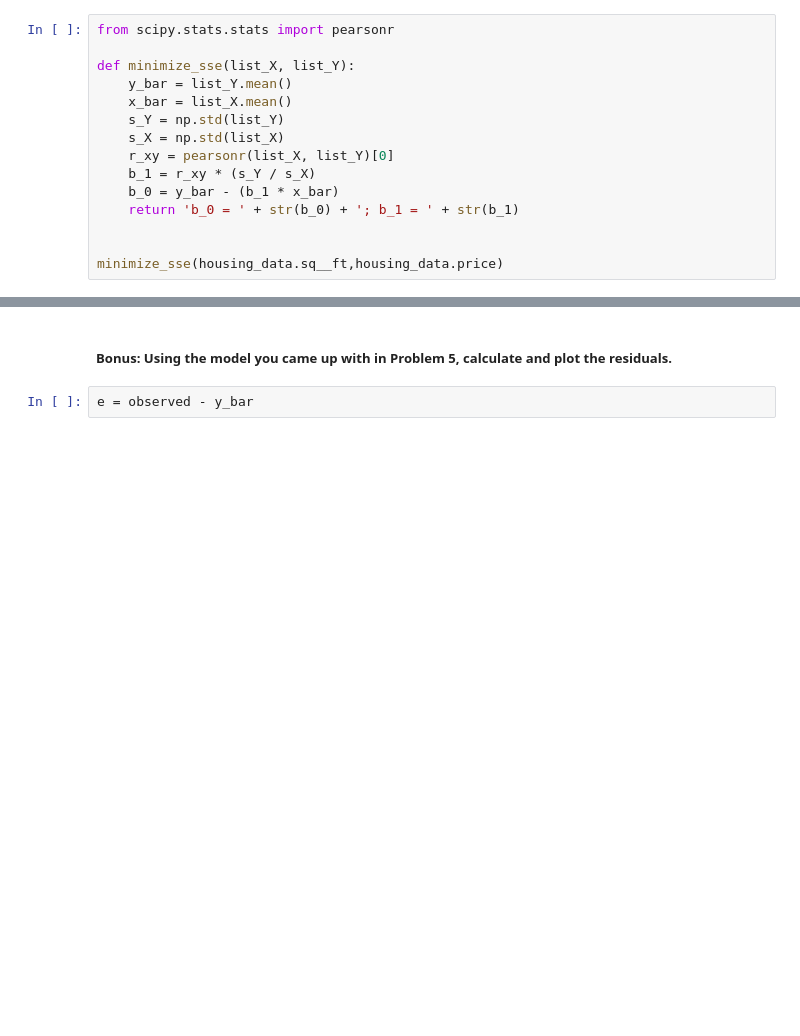
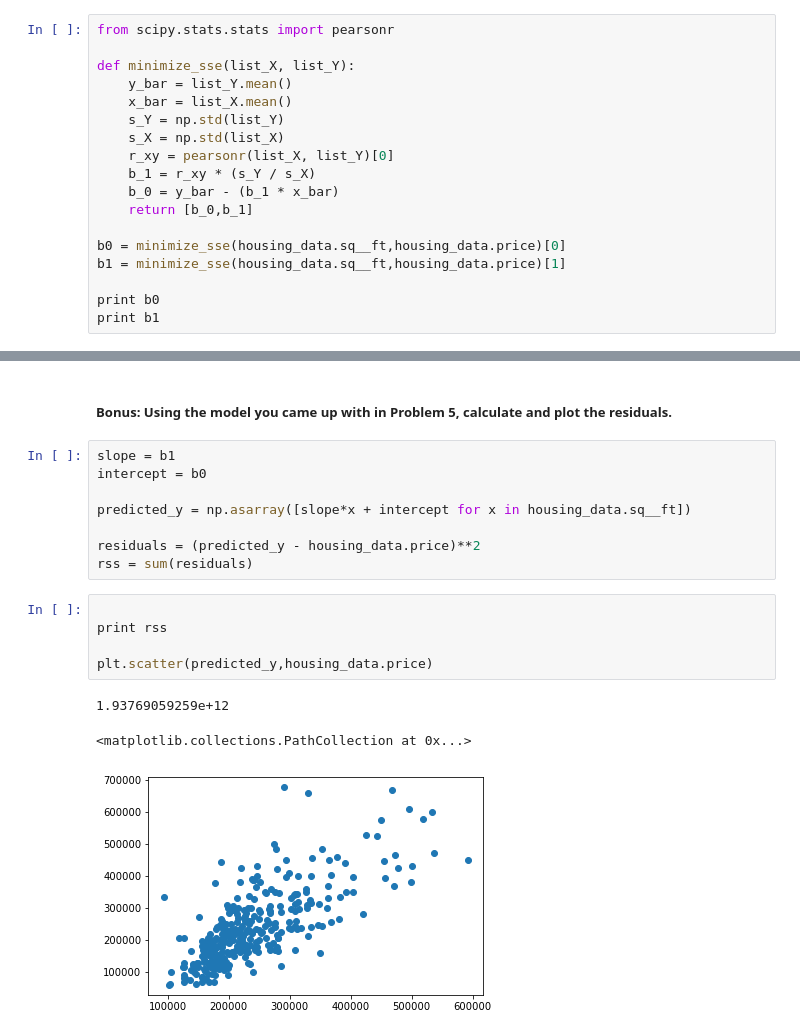
Before and after one commit to matthewbrems/old, a Jupyter notebook: curriculum/03-week/3.03-linear-regression-part-i-lab/3.03-starter-code-jdoyle.ipynb, the cells around one changed output, grey strips where cells are left out. Cells and saved outputs as stored; diff of their text form; blank space fills up the shorter version.

```diff
--- a/curriculum/03-week/3.03-linear-regression-part-i-lab/3.03-starter-code-jdoyle.ipynb
+++ b/curriculum/03-week/3.03-linear-regression-part-i-lab/3.03-starter-code-jdoyle.ipynb
@@ -188,8 +195,11 @@ def minimize_sse(list_X, list_Y):
     r_xy = pearsonr(list_X, list_Y)[0]
     b_1 = r_xy * (s_Y / s_X)
     b_0 = y_bar - (b_1 * x_bar)
-    return 'b_0 = ' + str(b_0) + '; b_1 = ' + str(b_1)
+    return [b_0,b_1]
 
+b0 = minimize_sse(housing_data.sq__ft,housing_data.price)[0]
+b1 = minimize_sse(housing_data.sq__ft,housing_data.price)[1]
 
-minimize_sse(housing_data.sq__ft,housing_data.price)
+print b0
+print b1
 # %% [output]
@@ -206,5 +217,20 @@ Prediction-- you're thinking of putting your house up for sale and want to know
 Inference-- you're looking at a rental and think the rent is too high for the square footage
 # %% [markdown]
 ##### Bonus: Using the model you came up with in Problem 5, calculate and plot the residuals.
-# %%
-e = observed - y_bar
+# %%
+slope = b1
+intercept = b0
+
+predicted_y = np.asarray([slope*x + intercept for x in housing_data.sq__ft])
+
+residuals = (predicted_y - housing_data.price)**2
+rss = sum(residuals)
+# %%
+
+print rss
+
+plt.scatter(predicted_y,housing_data.price)
+# %% [output]
+1.93769059259e+12
+<matplotlib.collections.PathCollection at 0x...>
+[figure, added]
```
Also changed, not shown: parts of 9 cells of this notebook, 7 other files.
